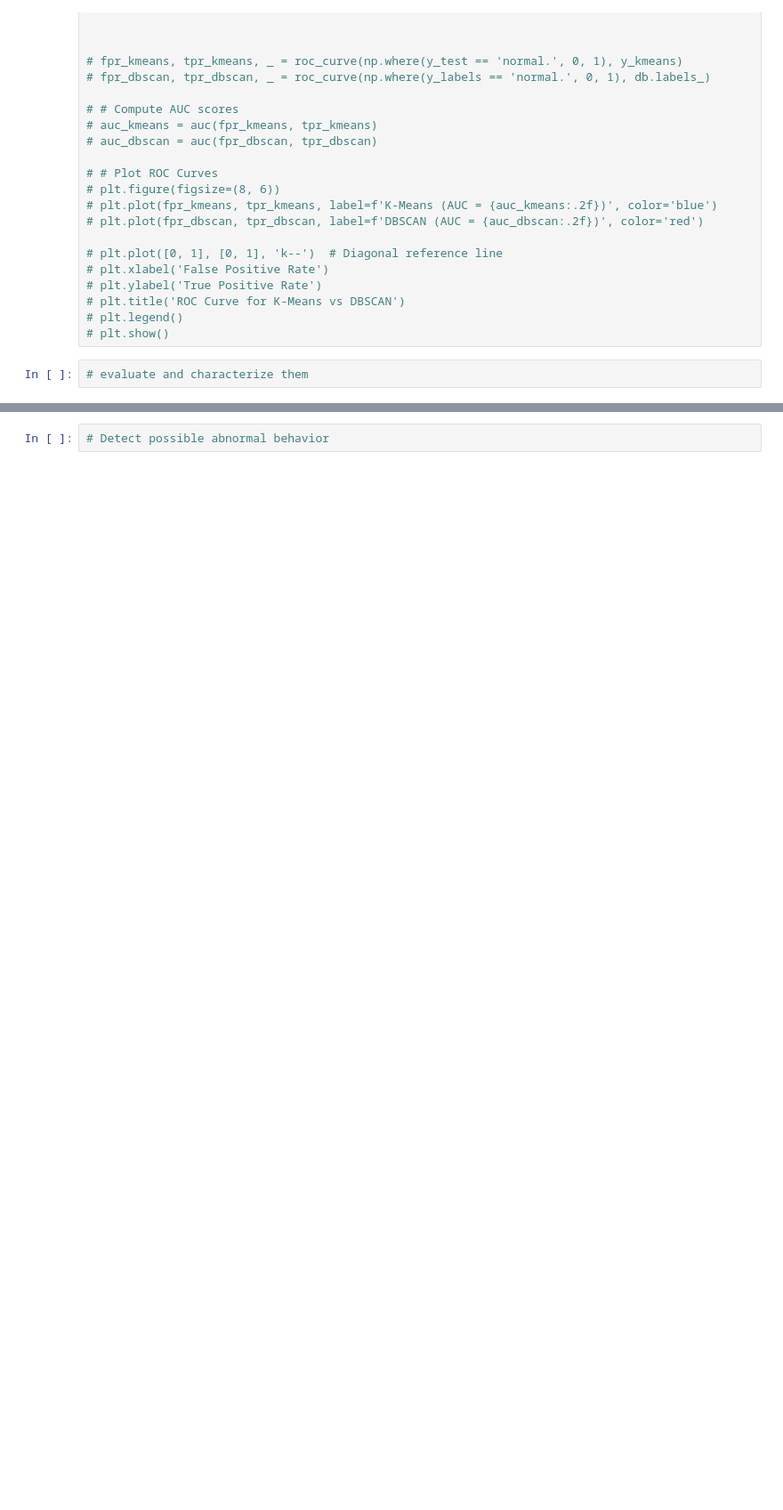
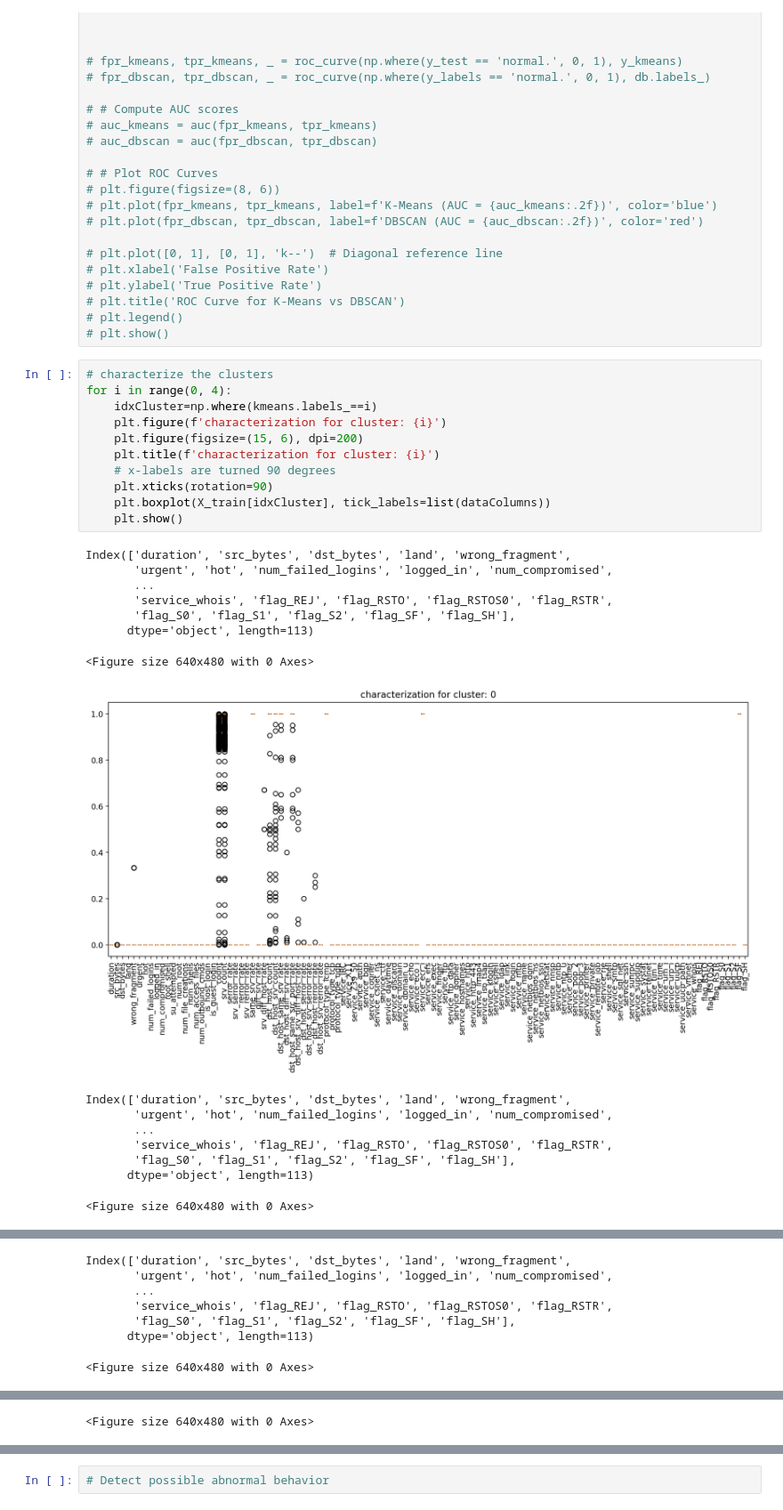
Before and after one commit to NikosKontou/6103_project, a Jupyter notebook: team_project.ipynb, the cells around one changed output, grey strips where cells are left out. Shown at 89% size. Saved outputs shown, nothing was run; the diff lists cells and outputs as text; blank space fills up the shorter version.

```diff
--- a/team_project.ipynb
+++ b/team_project.ipynb
@@ -351,4 +360,29 @@ plt.show()
 # plt.legend()
 # plt.show()
 # %%
-# evaluate and characterize them
+# characterize the clusters
+for i in range(0, 4):
+    idxCluster=np.where(kmeans.labels_==i)
+    plt.figure(f'characterization for cluster: {i}')
+    plt.figure(figsize=(15, 6), dpi=200)
+    plt.title(f'characterization for cluster: {i}')
+    # x-labels are turned 90 degrees
+    plt.xticks(rotation=90)
+    plt.boxplot(X_train[idxCluster], tick_labels=list(dataColumns))
+    plt.show()
+# %% [output]
+Index(['duration', 'src_bytes', 'dst_bytes', 'land', 'wrong_fragment',
+       'urgent', 'hot', 'num_failed_logins', 'logged_in', 'num_compromised',
+       ...
+       'service_whois', 'flag_REJ', 'flag_RSTO', 'flag_RSTOS0', 'flag_RSTR',
+       'flag_S0', 'flag_S1', 'flag_S2', 'flag_SF', 'flag_SH'],
+      dtype='object', length=113)
+<Figure size 640x480 with 0 Axes>
+[figure, added]
+Index(['duration', 'src_bytes', 'dst_bytes', 'land', 'wrong_fragment',
+       'urgent', 'hot', 'num_failed_logins', 'logged_in', 'num_compromised',
+       ...
+       'service_whois', 'flag_REJ', 'flag_RSTO', 'flag_RSTOS0', 'flag_RSTR',
+       'flag_S0', 'flag_S1', 'flag_S2', 'flag_SF', 'flag_SH'],
+      dtype='object', length=113)
+<Figure size 640x480 with 0 Axes>
@@ -354,0 +390,7 @@ plt.show()
+Index(['duration', 'src_bytes', 'dst_bytes', 'land', 'wrong_fragment',
+       'urgent', 'hot', 'num_failed_logins', 'logged_in', 'num_compromised',
+       ...
+       'service_whois', 'flag_REJ', 'flag_RSTO', 'flag_RSTOS0', 'flag_RSTR',
+       'flag_S0', 'flag_S1', 'flag_S2', 'flag_SF', 'flag_SH'],
+      dtype='object', length=113)
+<Figure size 640x480 with 0 Axes>
@@ -354,0 +404 @@ plt.show()
+<Figure size 640x480 with 0 Axes>
```
Also changed, not shown: parts of 15 cells of this notebook.
